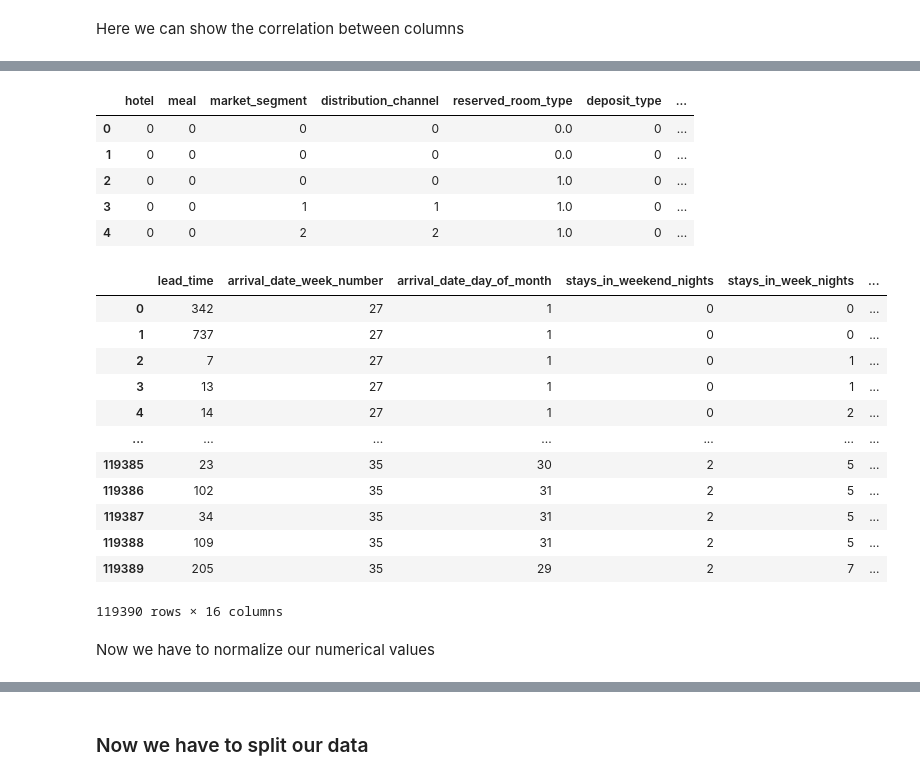
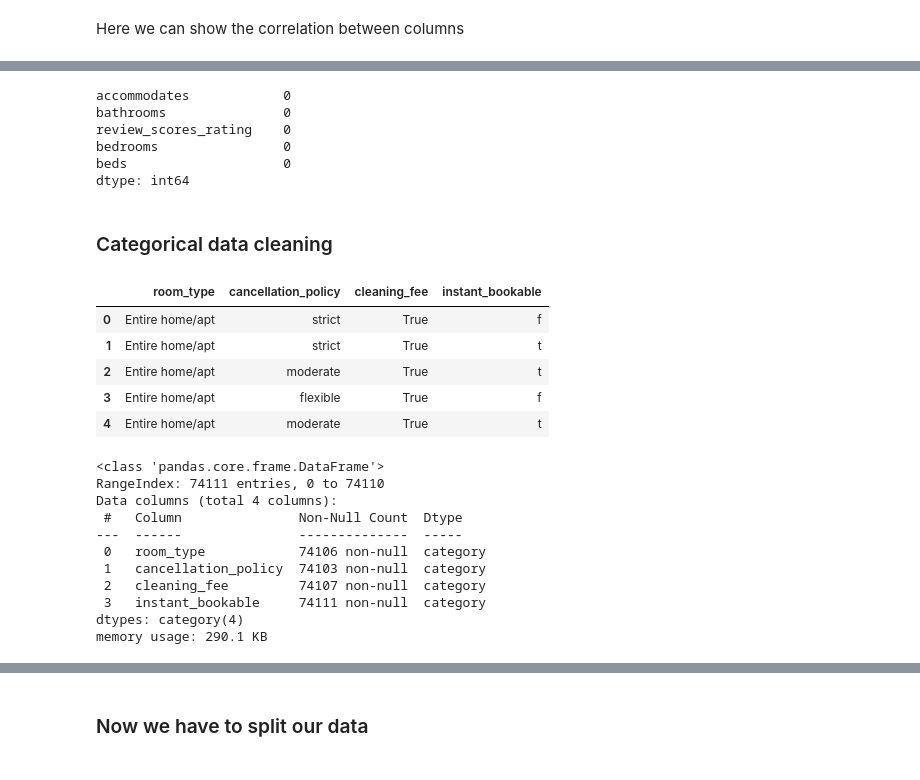
Before and after one commit to DestinBir/LUX-TECH-ACADEMY-DATA-SCIENCE-BOOTCAMP, a Jupyter notebook: WEEK 2 PROJECT.ipynb, the cells around one changed output, grey strips where cells are left out. Saved outputs shown, nothing was run; the diff lists cells and outputs as text; code cells hidden in the pictures.

```diff
--- a/WEEK 2 PROJECT.ipynb
+++ b/WEEK 2 PROJECT.ipynb
@@ -25,7 +29,6 @@ warnings.filterwarnings('ignore')
 # %% [markdown]
 ### Uploading dataset
 # %%
-data = pd.read_csv("C://Users/hp/Downloads/archive/hotel_booking.csv")
-data.drop(['email', 'name', 'phone-number', 'credit_card'], axis=1, inplace=True)
+data = pd.read_csv("C://Users/hp/Downloads/AirBNB.csv")
 data.head()
 # %% [output]
@@ -127,5 +76,5 @@ null
 # %%
-dataset = data[data['is_canceled'] == 0]
+data = data.drop(['id'], axis=1)
 # %%
 data.describe()
 # %% [output]
@@ -152,0 +92,9 @@ dataset.describe()
+# %%
+for col in data.select_dtypes(include=['object']):
+    data[col] = data[col].astype('category')
+
+cat_col = data.select_dtypes(include=['category'])
+
+for col in cat_col:
+    print('Unique Values of {} are \n'.format(col),data[col].unique())
+    print('='*50)
@@ -171,6 +133,0 @@ Now, we can dropping columns that are not useful
-# %%
-useless_col = ['days_in_waiting_list', 'country', 'days_in_waiting_list', 'arrival_date_year', 'arrival_date_year', 'assigned_room_type', 'booking_changes',
-               'reservation_status']
-
-data.drop(useless_col, axis = 1, inplace = True)
-data.head()
@@ -267,0 +179,9 @@ cat_data['year'] = cat_data['year'].map({2015: 0, 2014: 1, 2016: 2, 2017: 3})
+# %%
+data_num.isnull().sum()
+# %% [output]
+accommodates            0
+bathrooms               0
+review_scores_rating    0
+bedrooms                0
+beds                    0
+dtype: int64
@@ -268,30 +194,27 @@ cat_data['year'] = cat_data['year'].map({2015: 0, 2014: 1, 2016: 2, 2017: 3})
+# %% [markdown]
+### Categorical data cleaning
 # %%
-cat_data.head()
+data_cat = data[['room_type', 'cancellation_policy', 'cleaning_fee', 'instant_bookable']]
+data_cat.head()
 # %% [output]
-|  | hotel | meal | market_segment | distribution_channel | reserved_room_type | deposit_type | ... |
-| 0 | 0 | 0 | 0 | 0 | 0.0 | 0 | ... |
-| 1 | 0 | 0 | 0 | 0 | 0.0 | 0 | ... |
-| 2 | 0 | 0 | 0 | 0 | 1.0 | 0 | ... |
-| 3 | 0 | 0 | 1 | 1 | 1.0 | 0 | ... |
-| 4 | 0 | 0 | 2 | 2 | 1.0 | 0 | ... |
+|  | room_type | cancellation_policy | cleaning_fee | instant_bookable |
+| 0 | Entire home/apt | strict | True | f |
+| 1 | Entire home/apt | strict | True | t |
+| 2 | Entire home/apt | moderate | True | t |
+| 3 | Entire home/apt | flexible | True | f |
+| 4 | Entire home/apt | moderate | True | t |
-# %%
-num_data = data.drop(columns = cat_cols, axis = 1)
-num_data.drop('is_canceled', axis = 1, inplace = True)
-num_data
-# %% [output]
-|  | lead_time | arrival_date_week_number | arrival_date_day_of_month | stays_in_weekend_nights | stays_in_week_nights | ... |
-| 0 | 342 | 27 | 1 | 0 | 0 | ... |
-| 1 | 737 | 27 | 1 | 0 | 0 | ... |
-| 2 | 7 | 27 | 1 | 0 | 1 | ... |
-| 3 | 13 | 27 | 1 | 0 | 1 | ... |
-| 4 | 14 | 27 | 1 | 0 | 2 | ... |
-| ... | ... | ... | ... | ... | ... | ... |
-| 119385 | 23 | 35 | 30 | 2 | 5 | ... |
-| 119386 | 102 | 35 | 31 | 2 | 5 | ... |
-| 119387 | 34 | 35 | 31 | 2 | 5 | ... |
-| 119388 | 109 | 35 | 31 | 2 | 5 | ... |
-| 119389 | 205 | 35 | 29 | 2 | 7 | ... |
-119390 rows × 16 columns
-# %% [markdown]
-Now we have to normalize our numerical values
+# %%
+data_cat.info()
+# %% [output]
+<class 'pandas.core.frame.DataFrame'>
+RangeIndex: 74111 entries, 0 to 74110
+Data columns (total 4 columns):
+ #   Column               Non-Null Count  Dtype
+---  ------               --------------  -----
+ 0   room_type            74106 non-null  category
+ 1   cancellation_policy  74103 non-null  category
+ 2   cleaning_fee         74107 non-null  category
+ 3   instant_bookable     74111 non-null  category
+dtypes: category(4)
+memory usage: 290.1 KB
 # %%
```
Also changed, not shown: parts of 47 cells of this notebook, 6 other files.
